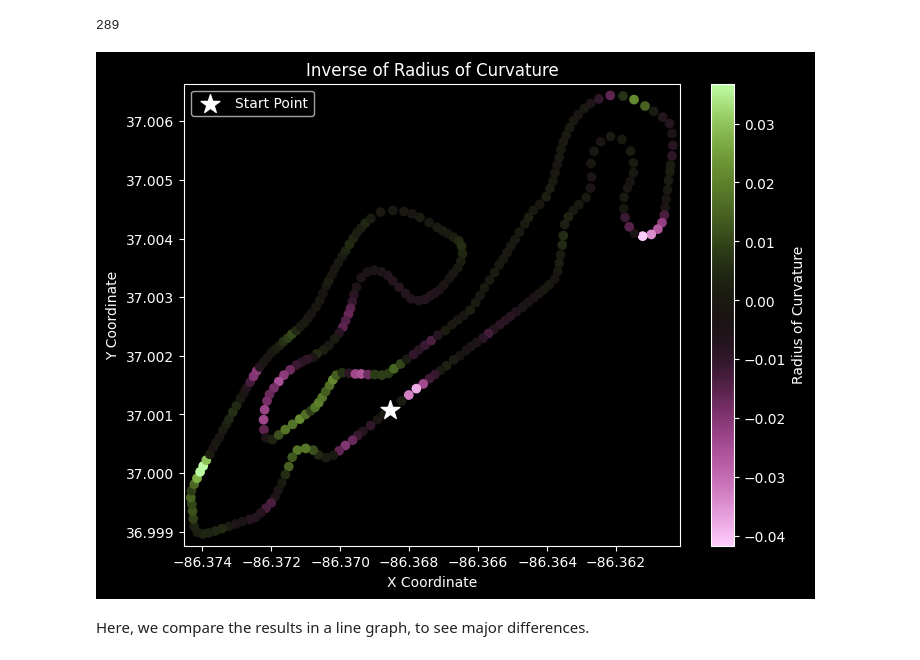
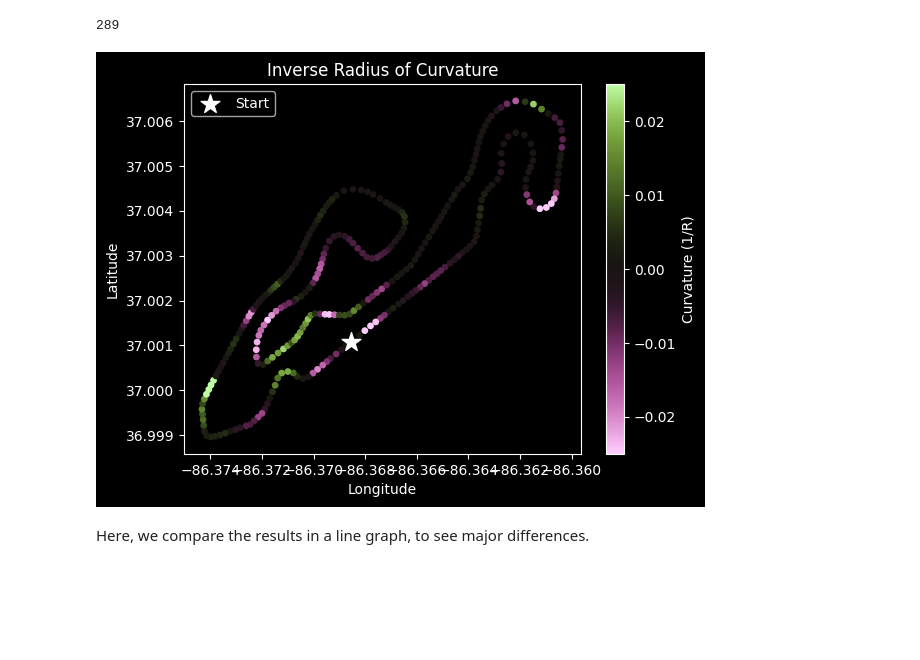
Before and after one commit to UBC-Solar/data_analysis, a Jupyter notebook: v4/localization_with_acceleration/acceleration.ipynb, the cells around one changed output. Cells and saved outputs as stored; diff of their text form; code cells hidden in the pictures; blank space fills up the shorter version.

Commit message:
new model using elevation data and API

```diff
--- a/v4/localization_with_acceleration/acceleration.ipynb
+++ b/v4/localization_with_acceleration/acceleration.ipynb
@@ -655,54 +661,33 @@ len(unique_coords)
 # %% [output]
 289
 # %%
-from matplotlib.colors import SymLogNorm
-
-mean_radius_indexed_colored = mean_radius_per_index.copy()
-mean_radius_indexed_colored[
-    (-1e-6 < mean_radius_indexed_colored) & (mean_radius_indexed_colored < 1e-6)
-] = 0
+# 1. Align coordinates with the data indices
+# mean_radius_per_index.index tells us exactly which track points have data
+valid_idx = mean_radius_per_index.index
+x_plot = np.array(x_coords)[valid_idx]
+y_plot = np.array(y_coords)[valid_idx]
+colors = mean_radius_per_index.values
 
 
-norm = SymLogNorm(
-    linthresh=1e-4,   # linear region around 0 (tune if needed)
-    linscale=1,
-    vmin=-0.025,
-    vmax=0.025
-)
 
-plt.figure(figsize=(8, 6))
-sc = plt.scatter(
-    x_coords2,
-    y_coords2,
-    c=mean_radius_per_index,
-    #norm=norm,
-    cmap="vanimo"
-)
+sc = plt.scatter(x_plot, y_plot, c=colors, cmap='vanimo', s=15)
 
+# Formatting
+plt.colorbar(sc, label="Curvature (1/R)")
+plt.clim(-0.025, 0.025) # Keeps the scale consistent
 plt.gca().get_yaxis().get_major_formatter().set_useOffset(False)
 
-plt.colorbar(sc, label="Radius of Curvature")
+plt.xlabel("Longitude")
+plt.ylabel("Latitude")
+plt.title("Inverse Radius of Curvature")
 
-plt.xlabel("X Coordinate")
-plt.ylabel("Y Coordinate")
-plt.title("Inverse of Radius of Curvature")
-
-plt.xlim(min(x_coords2) - 0.0002, max(x_coords2) + 0.0002)
-plt.ylim(min(y_coords2) - 0.0002, max(y_coords2) + 0.0002)
-
-plt.scatter(
-    x_coords2[0],
-    y_coords2[0],
-    color="white",
-    s=200,
-    marker="*",
-    label="Start Point"
-)
+# Highlight start
+plt.scatter(x_plot[0], y_plot[0], color='white', marker='*', s=200, label='Start')
 
 plt.legend()
 plt.show()
 # %% [output]
-[figure, old version]
+[figure, new version]
 # %% [markdown]
 Here, we compare the results in a line graph, to see major differences.
 # %%
```
Also changed, not shown: parts of 11 cells of this notebook.
